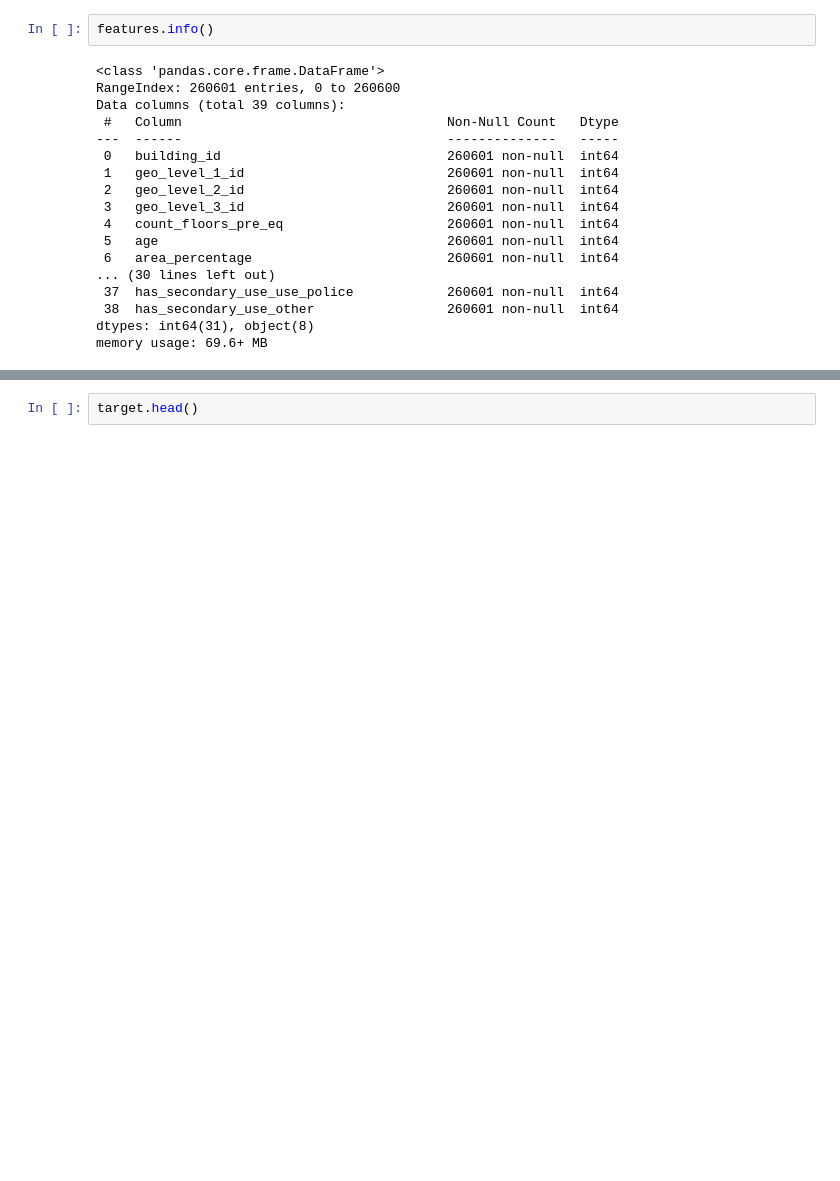
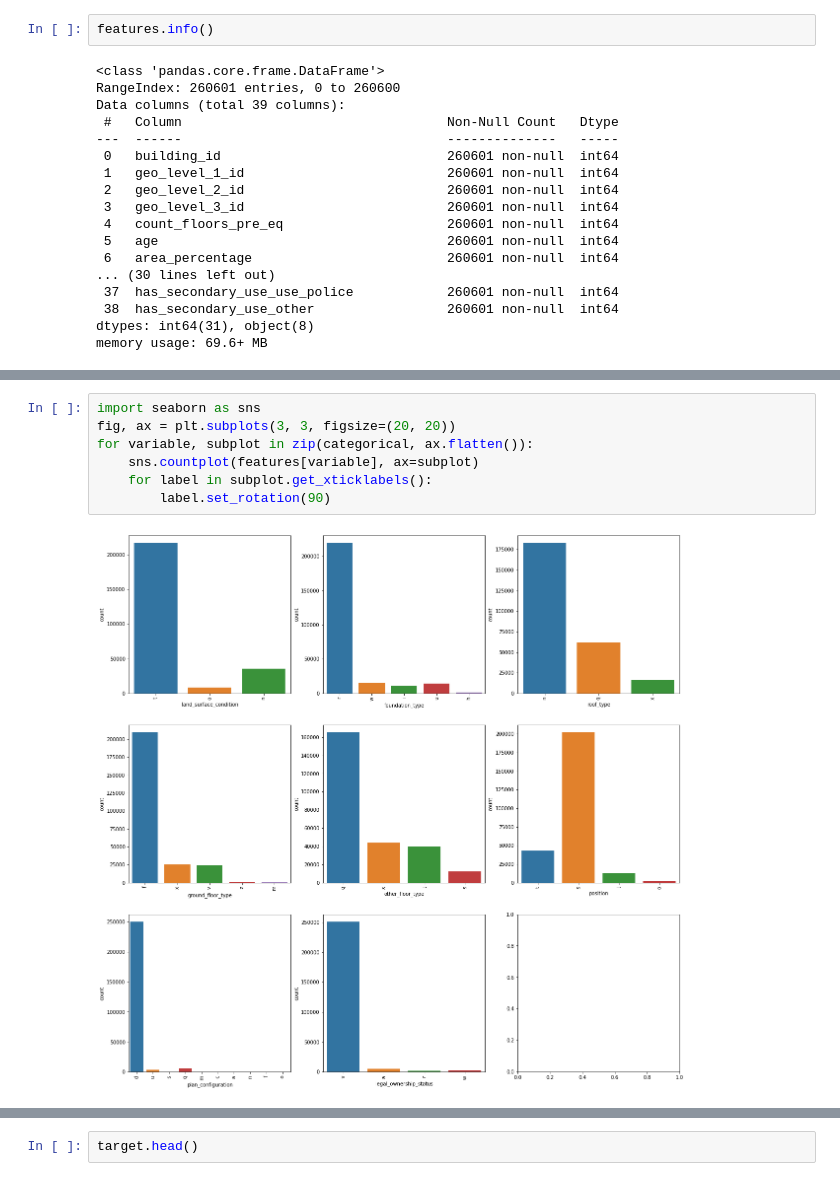
Before and after one commit to Adil-EL/EarthQuake-diseac, a Jupyter notebook: TP2.ipynb, the cells around one changed output, grey strips where cells are left out. Cells and saved outputs as stored; diff of their text form; blank space fills up the shorter version.

```diff
--- a/TP2.ipynb
+++ b/TP2.ipynb
@@ -76,0 +89,9 @@ numerical
+# %%
+import seaborn as sns
+fig, ax = plt.subplots(3, 3, figsize=(20, 20))
+for variable, subplot in zip(categorical, ax.flatten()):
+    sns.countplot(features[variable], ax=subplot)
+    for label in subplot.get_xticklabels():
+        label.set_rotation(90)
+# %% [output]
+[figure, added]
```
Also changed, not shown: parts of 12 cells of this notebook, 2 other files.
